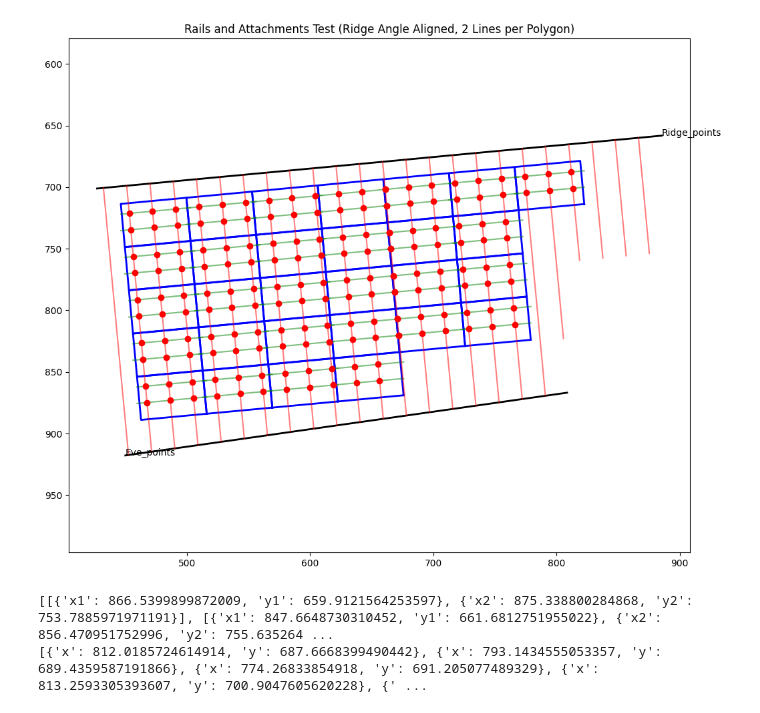
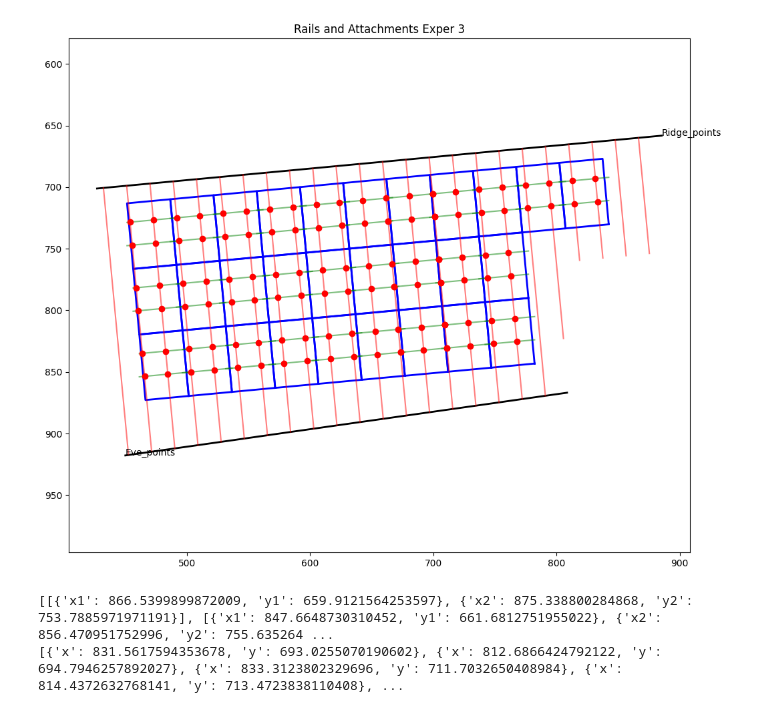
Before and after one commit to anandrajB/polygon-experiments, a Jupyter notebook: rafter_rails_2.ipynb, the cells around one changed output. Drawn from its saved outputs; the diff is of its cells as text; code cells hidden in the pictures.

Commit message:
updated rails calc

```diff
--- a/rafter_rails_2.ipynb
+++ b/rafter_rails_2.ipynb
@@ -471,8 +471,6 @@ from dataclasses import field
 
 
 
-module_orientation = "landscape"
-polygon_coords = lancscape_coords if module_orientation == 'landscape' else portrait_corods
 
 @dataclass
 class PlaceRailsAndAttachment:
@@ -576,7 +574,7 @@ class PlaceRailsAndAttachment:
             self.horizontal_lines.append(LineString([line2_start, line2_end]))
 
     def h_v_intersections(self) -> list:
-        h_v_intersections_points: list = []
+        h_v_intersections_points : list = []
         for polygon in self.polygons:
             for h_line in self.horizontal_lines:
                 for v_line in self.vertical_lines:
@@ -584,6 +582,8 @@ class PlaceRailsAndAttachment:
                     if not h_v_point.is_empty and polygon.contains(h_v_point):
                         h_v_intersections_points.append((h_v_point.x, h_v_point.y))
         return h_v_intersections_points
+
+
 
     def main(self) -> Dict:
         self.polygon_boundaries()
@@ -636,43 +636,45 @@ class PlaceRailsAndAttachment:
 
         # # Set plot limits
         # COMMENT: add plot limits to the fig size (not recommended for the getting points for canvas draw)
-        # x_values = [coord[0] for poly in self.polygon_coords for coord in poly] + \
-        #           [seg[0][0] for seg in self.rafter_lines] + [seg[1][0] for seg in self.rafter_lines]
-        # y_values = [coord[1] for poly in self.polygon_coords for coord in poly] + \
-        #           [seg[0][1] for seg in self.rafter_lines] + [seg[1][1] for seg in self.rafter_lines]
+        x_values = [coord[0] for poly in self.polygon_coords for coord in poly] + \
+                  [seg[0][0] for seg in self.rafter_lines] + [seg[1][0] for seg in self.rafter_lines]
+        y_values = [coord[1] for poly in self.polygon_coords for coord in poly] + \
+                  [seg[0][1] for seg in self.rafter_lines] + [seg[1][1] for seg in self.rafter_lines]
 
-        # plt.xlim(min(x_values) - 50, max(x_values) + 50)
-        # plt.ylim(min(y_values) - 50, max(y_values) + 50)
+        plt.xlim(min(x_values) - 50, max(x_values) + 50)
+        plt.ylim(min(y_values) - 50, max(y_values) + 50)
 
-        plt.title('Rails and Attachments Test (Ridge Angle Aligned, 2 Lines per Polygon)')
+        plt.title('Rails and Attachments Exper 3')
         plt.grid(False)
         plt.axis('equal')
         plt.gca().invert_yaxis()
         plt.show()
 
     def convert_to_points(self , lines) -> List[Dict[str, float]]:
         points = []
         for line in lines:
             x_coords, y_coords = line.xy
             points.append({"x": x_coords[0], "y": y_coords[0]})
             points.append({"x": x_coords[1], "y": y_coords[1]})
         return points
 
 
+module_orientation = "portrait"
+polygon_coords = lancscape_coords if module_orientation == 'landscape' else portrait_corods
 
 object = PlaceRailsAndAttachment(
     polygon_coords=polygon_coords,
     ridge_points=ridge_points,
     eve_points=eve_points,
     rafter_lines=rafter_lines,
     firesetback_points=after_set_back_points,
     module_orientation='landscape'
 ).main()
 
 
 print(object['rail_lines'])
 print(object['rails_rafter_intersection'])
 # %% [output]
-[figure, old version]
+[figure, new version]
 [[{'x1': 866.5399899872009, 'y1': 659.9121564253597}, {'x2': 875.338800284868, 'y2': 753.7885971971191}], [{'x1': 847.6648730310452, 'y1': 661.6812751955022}, {'x2': 856.470951752996, 'y2': 755.635264 ...
-[{'x': 812.0185724614914, 'y': 687.6668399490442}, {'x': 793.1434555053357, 'y': 689.4359587191866}, {'x': 774.26833854918, 'y': 691.205077489329}, {'x': 813.2593305393607, 'y': 700.9047605620228}, {' ...
+[{'x': 831.5617594353678, 'y': 693.0255070190602}, {'x': 812.6866424792122, 'y': 694.7946257892027}, {'x': 833.3123802329696, 'y': 711.7032650408984}, {'x': 814.4372632768141, 'y': 713.4723838110408}, ...
```
